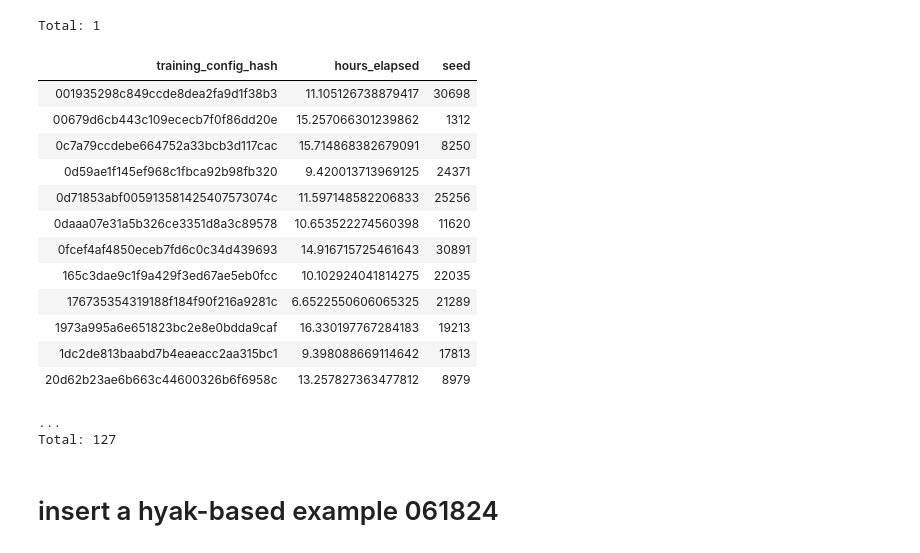
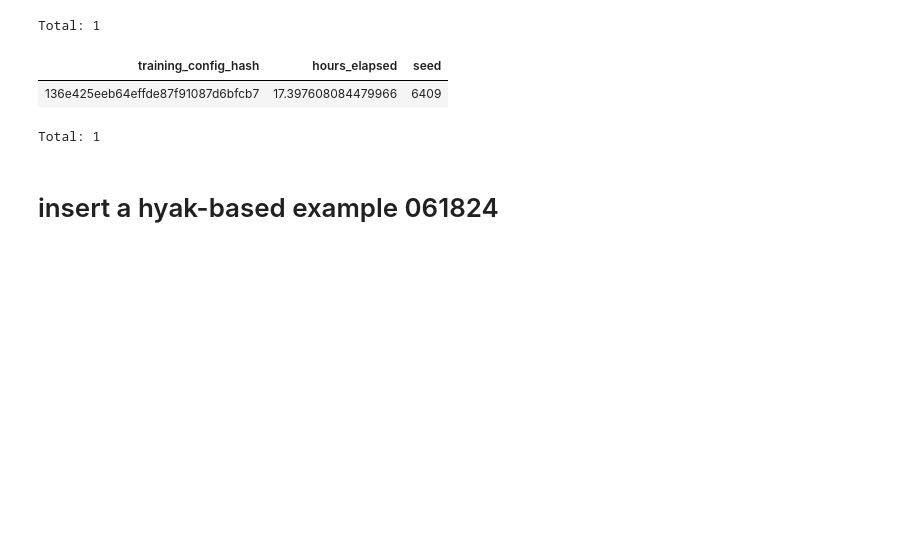
Before and after one commit to walkerlab/smartFlies, a Jupyter notebook: tamagotchi/datajoint.ipynb, the cells around one changed output. Saved outputs shown, nothing was run; the diff lists cells and outputs as text; code cells hidden in the pictures; blank space fills up the shorter version.

```diff
--- a/tamagotchi/datajoint.ipynb
+++ b/tamagotchi/datajoint.ipynb
@@ -141,35 +145,24 @@ Total: 1
 # %%
 # TrainingResult.populate(reserve_jobs=True)
 # 8171898c23c5a659f66124c1e971b1b4
 # 7d7cfda61322daa8d05d557dbc8fa2c7
 # 8a14ed9755f248b49c29679f7ac785fa
 #
 # TrainingResult().insert(
 
 #     [dict(training_config_hash='8a14ed9755f248b49c29679f7ac785fa',
 #         seed=15717,
 #         hours_elapsed=0)]
 #     , allow_direct_insert=True
 # )
 
 # TrainingResult() & 'training_config_hash="8a14ed9755f248b49c29679f7ac785fa"'
 TrainingResult()
+TrainingResult() & 'seed="6409"'
 # %% [output]
 | training_config_hash | hours_elapsed | seed |
-| 001935298c849ccde8dea2fa9d1f38b3 | 11.105126738879417 | 30698 |
-| 00679d6cb443c109ececb7f0f86dd20e | 15.257066301239862 | 1312 |
-| 0c7a79ccdebe664752a33bcb3d117cac | 15.714868382679091 | 8250 |
-| 0d59ae1f145ef968c1fbca92b98fb320 | 9.420013713969125 | 24371 |
-| 0d71853abf005913581425407573074c | 11.597148582206833 | 25256 |
-| 0daaa07e31a5b326ce3351d8a3c89578 | 10.653522274560398 | 11620 |
-| 0fcef4af4850eceb7fd6c0c34d439693 | 14.916715725461643 | 30891 |
-| 165c3dae9c1f9a429f3ed67ae5eb0fcc | 10.102924041814275 | 22035 |
-| 176735354319188f184f90f216a9281c | 6.6522550606065325 | 21289 |
-| 1973a995a6e651823bc2e8e0bdda9caf | 16.330197767284183 | 19213 |
-| 1dc2de813baabd7b4eaeacc2aa315bc1 | 9.398088669114642 | 17813 |
-| 20d62b23ae6b663c44600326b6f6958c | 13.257827363477812 | 8979 |
+| 136e425eeb64effde87f91087d6bfcb7 | 17.397608084479966 | 6409 |
-...
-Total: 127
+Total: 1
 # %%
 training_config_hash = [item[0] for item in TrainingResult().fetch()]
 training_config = [item[0] for item in TrainingConfig().fetch()]
```
Also changed, not shown: parts of 4 cells of this notebook.
